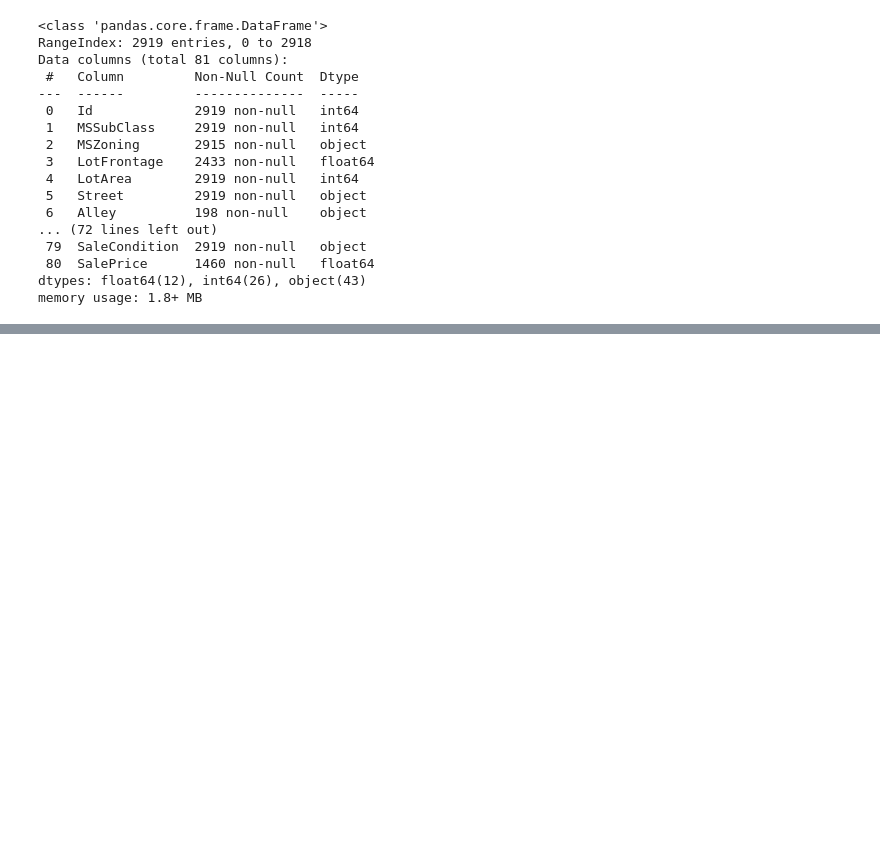
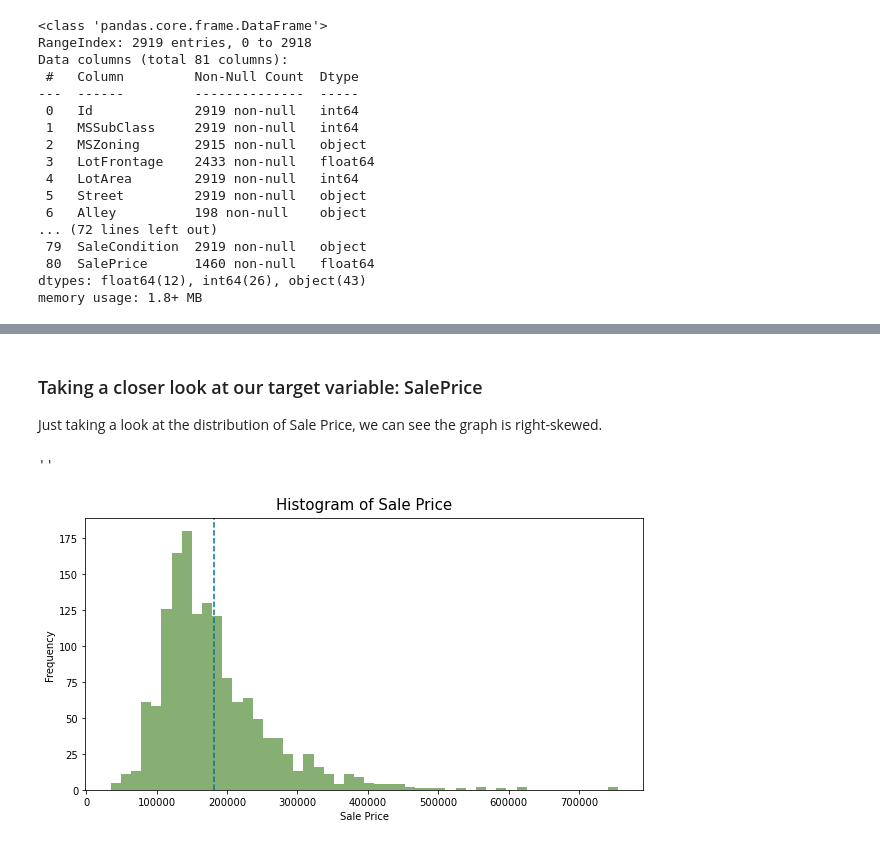
Before and after one commit to CS521-Burstein/final-project-alexmao0501, a Jupyter notebook: finalproject.ipynb, the cells around one changed output, grey strips where cells are left out. Saved outputs shown, nothing was run; the diff lists cells and outputs as text; code cells hidden in the pictures; blank space fills up the shorter version.

Commit message:
adding more visuals to jupyter notebook

```diff
--- a/finalproject.ipynb
+++ b/finalproject.ipynb
@@ -80,0 +156,13 @@ memory usage: 1.8+ MB
+# %% [markdown]
+### Taking a closer look at our target variable: SalePrice
+
+Just taking a look at the distribution of Sale Price, we can see the graph is right-skewed.
+# %%
+housing_saleprice_hist = housing.SalePrice.plot(kind='hist', figsize= (10,5), bins=50,color=('#87ae73'));
+housing_saleprice_hist.set_title('Histogram of Sale Price', fontsize=15, y=1.01);
+plt.xlabel('Sale Price')
+housing_saleprice_hist.axvline(np.mean(housing['SalePrice']), color='#047495', linestyle='--') # Add mean to the histogram
+;
+# %% [output]
+''
+[figure, added]
```
Also changed, not shown: parts of 29 cells of this notebook.
